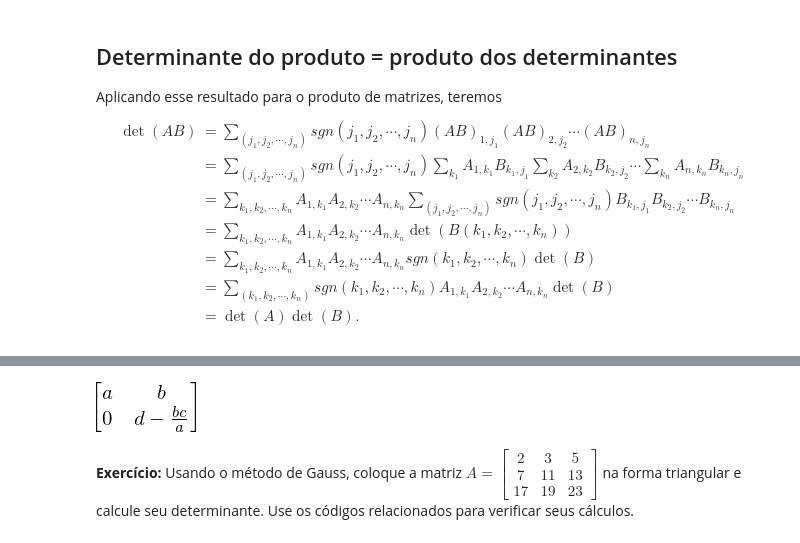
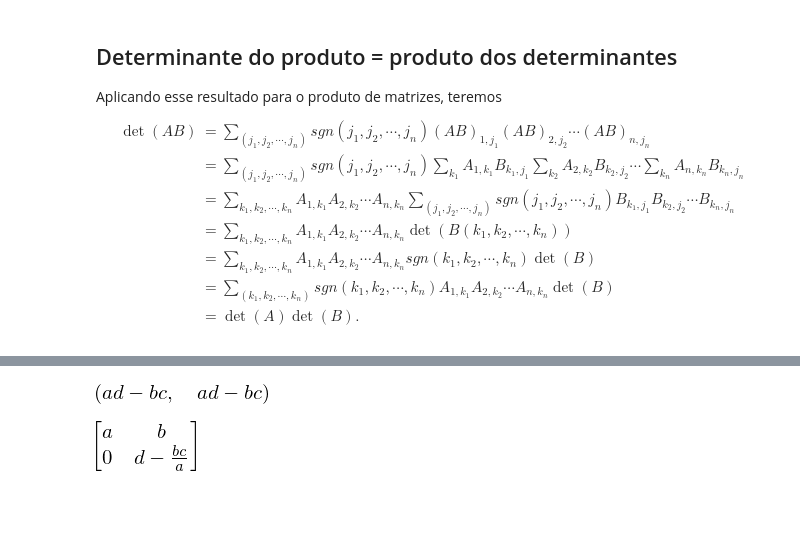
Before and after one commit to jonasmaziero/algebra_linear, a Jupyter notebook: 01_determinante.ipynb, the cells around one changed output, grey strips where cells are left out. Saved outputs shown, nothing was run; the diff lists cells and outputs as text; code cells hidden in the pictures; blank space fills up the shorter version.

```diff
--- a/01_determinante.ipynb
+++ b/01_determinante.ipynb
@@ -799,0 +730,25 @@ def triangular(A):
+# %%
+def det_gauss(A): # retorna o determinante da matriz A
+    n = A.shape[0]; det = 1; T = zeros(n,n)
+    for k in range(0,n-1):
+        if A[k,k] == 0:
+            for l in range(k+1,n):
+                if A[l,k] != 0:
+                    T[n-1,:] = A[k,:]; A[k,:] = A[l,:]; A[l,:] = T[n-1,:]; det *= -1
+                    break
+        if A[k,k] == 0:
+            return 0
+        T[k,:] = A[k,:]
+        for j in range(k+1,n):
+            T[j,:] = A[j,:] - (A[j,k]/A[k,k])*A[k,:]
+        A = T
+    for j in range(0,n):
+        det *= T[j,j]
+    return det
+# %%
+#A = Matrix([[2,3],[5,7]])
+#A = Matrix([[2,3,5],[7,11,13],[17,19,23]])
+a,b,c,d = symbols("a b c d"); A = Matrix([[a,b],[c,d]])
+det(A), simplify(det_gauss(A))
+# %% [output]
+[figure, added]
@@ -801,8 +770,6 @@ def triangular(A):
 triangular(A)
 # %% [output]
 [figure]
-# %% [markdown]
-__Exercício:__ Usando o método de Gauss, coloque a matriz $A=\begin{bmatrix} 2 & 3 & 5 \\ 7 & 11 & 13 \\ 17 & 19 & 23  \end{bmatrix}$ na forma triangular e calcule seu determinante. Use os códigos relacionados para verificar seus cálculos.
 # %% [markdown]
 ---
 # Exercícios
```
Also changed, not shown: parts of 46 cells of this notebook.
